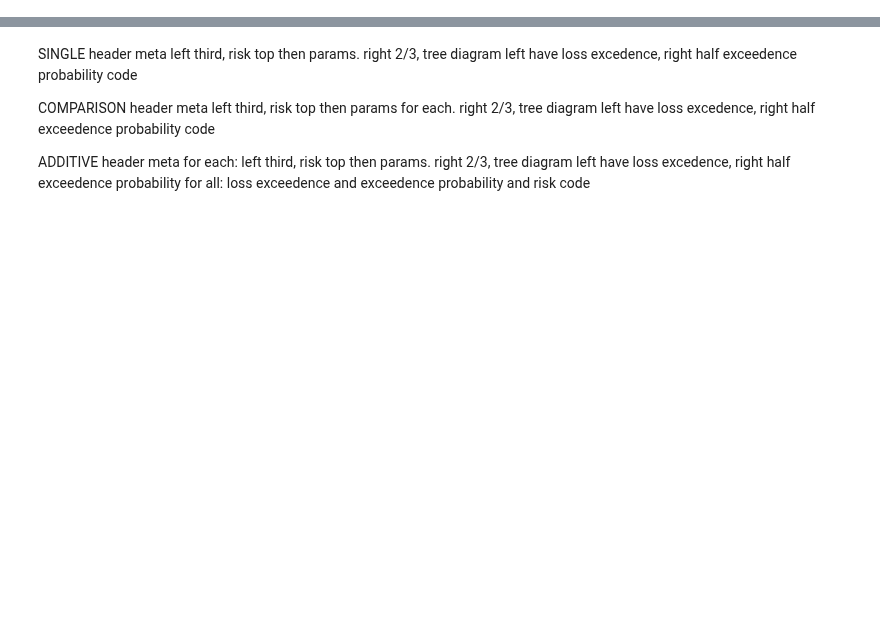
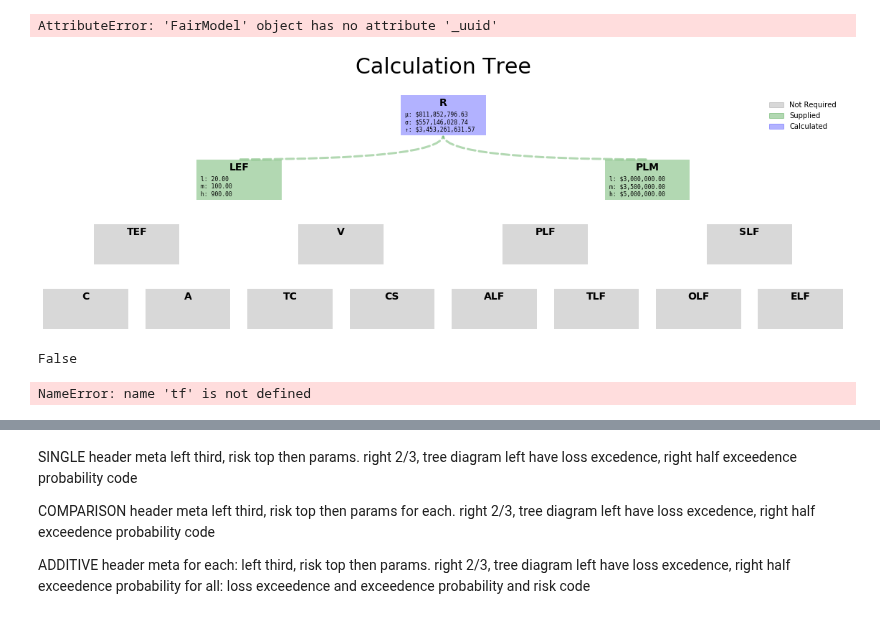
Before and after one commit to Hive-Systems/pyfair, a Jupyter notebook: scratch_notebook.ipynb, the cells around one changed output, grey strips where cells are left out. Drawn from its saved outputs; the diff is of its cells as text; code cells hidden in the pictures; blank space fills up the shorter version.

```diff
--- a/scratch_notebook.ipynb
+++ b/scratch_notebook.ipynb
@@ -119,0 +34,55 @@ fdc.generate_icon('HA1', 'Risk')
+# %%
+class FairSimpleReport(FairBaseReport):
+
+    def __init__(self, model):
+        super().__init__()
+        self._model = model
+        self._css = self._template_paths['css'].read_text()
+        self._template = self._template_paths['simple'].read_text()
+
+    def _construct_output(self):
+        '''Function called by FairBaseReport.to_html()'''
+        # Alias
+        t = self._template
+        # Add css
+        t = t.replace('{STYLE}', self._css)
+        # Add Metadata
+        t = t.replace('{METADATA}', self._get_metadata_table())
+        # Get logo tag
+        b64 = self.base64ify(self._logo_location)
+        t = t.replace('{PYTHON_LOGO}', b64)
+        # Get tree tag
+        tree_tag = self._get_tree(self._model)
+        t = t.replace('{TREE}', tree_tag)
+        # Replace text
+        data = self._model.export_results()
+        risk = data['Risk']
+        # Shoud this be done within model?
+        overview_df = pd.DataFrame(
+            columns=['Risk'],
+            index=['Mean', 'Stdev', 'Maximum', 'Minimum'],
+            data=[risk.mean(), risk.std(), risk.max(), risk.min()]
+        )
+        print(self._model._uuid)
+        overview_df = overview_df.applymap(lambda x: self._format_strings['Risk'].format(x))
+        overview_df.loc['Simulations'] = '{0:,.0f}'.format(len(risk))
+        overview_df.loc['Identifier'] = self._model.get_uuid()
+        overview_html = overview_df.to_html(border=0, header=True, justify='left', classes='fair_table')
+        t = t.replace('{OVERVIEW_DATAFRAME}', overview_html)
+        return t
+
+fsr = FairSimpleReport(model1)
+fsr.to_html('output.html')
+# %% [output]
+AttributeError: 'FairModel' object has no attribute '_uuid'
+[figure, added]
+# %%
+import pathlib
+
+pathlib.WindowsPath is pathlib.Path
+# %% [output]
+False
+# %%
+tf.name
+# %% [output]
+NameError: name 'tf' is not defined
```
Also changed, not shown: parts of 16 cells of this notebook, 9 other files.
